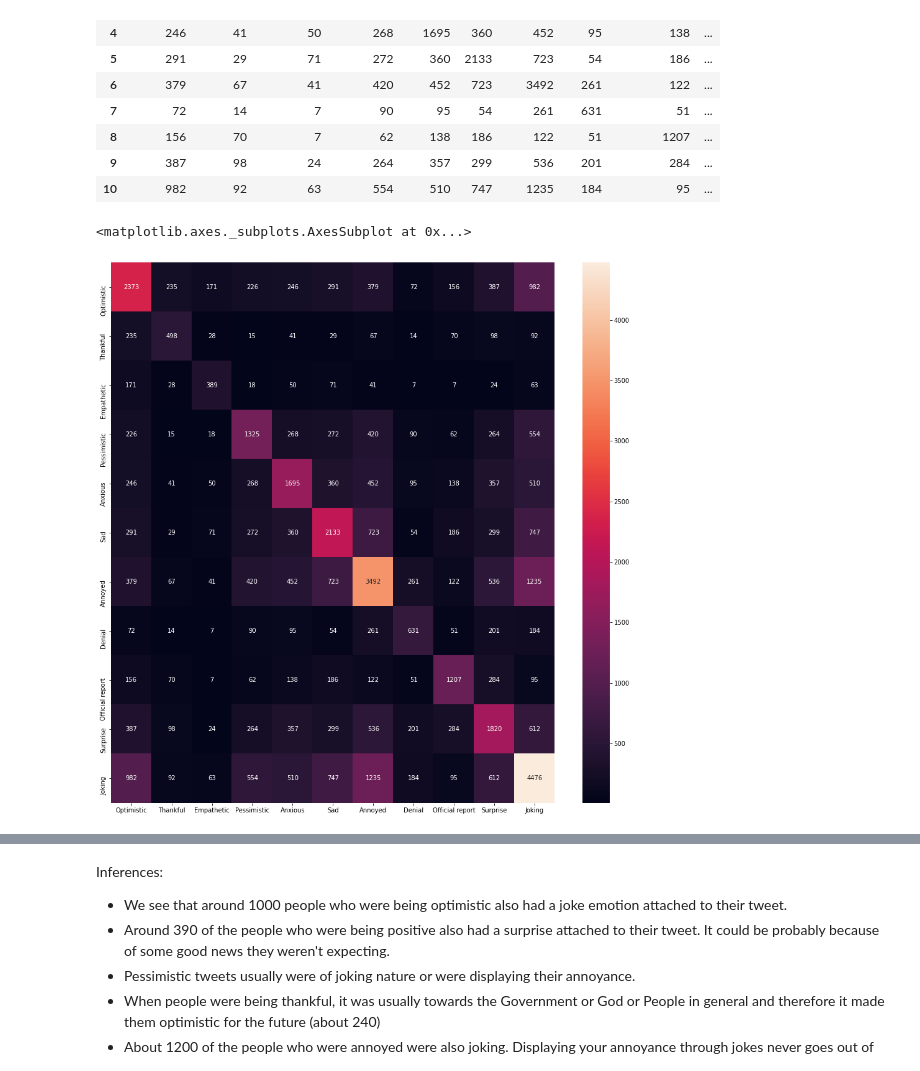
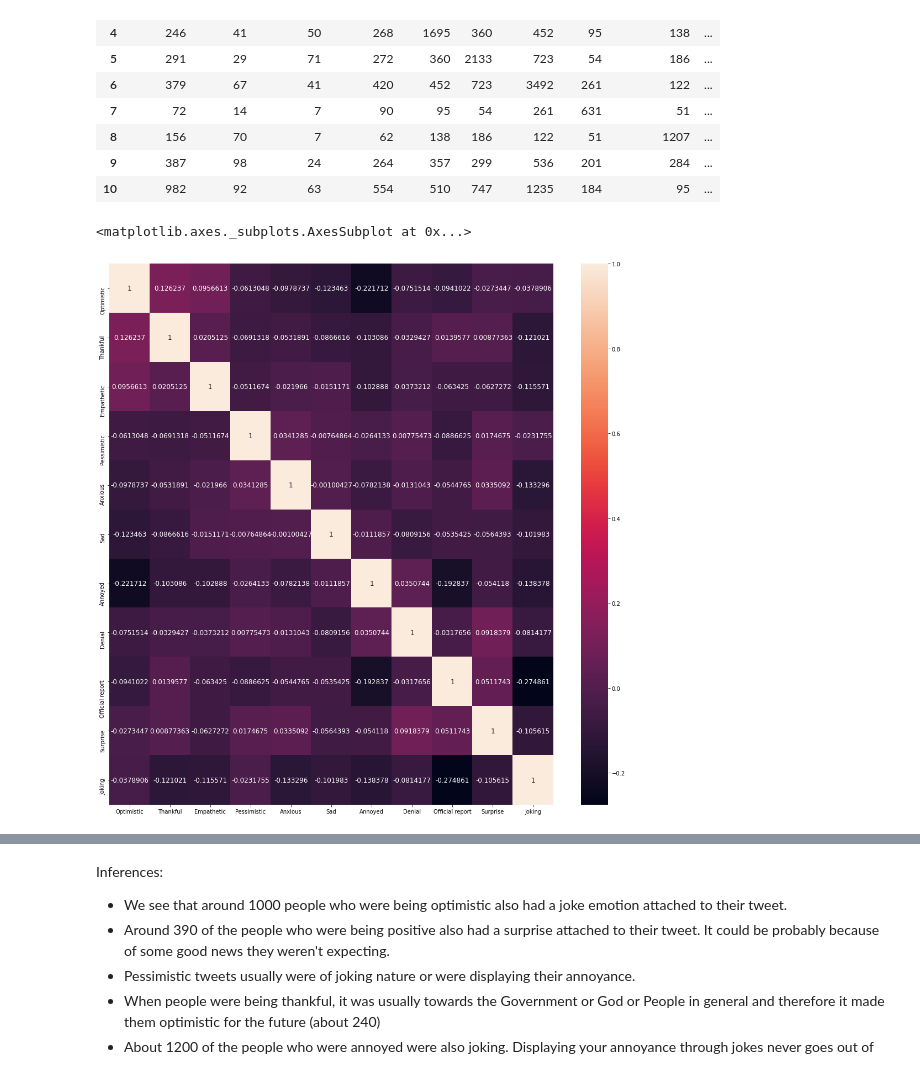
Before and after one commit to sydney-machine-learning/COVID19_sentinentanalysis, a Jupyter notebook: EDA + Preprocessing + Modeling.ipynb, the cells around one changed output, grey strips where cells are left out. Drawn from its saved outputs; the diff is of its cells as text; code cells hidden in the pictures.

Commit message:
updated plots

```diff
--- a/EDA + Preprocessing + Modeling.ipynb
+++ b/EDA + Preprocessing + Modeling.ipynb
@@ -183,8 +173,8 @@ emote_df
 | 9 | 387 | 98 | 24 | 264 | 357 | 299 | 536 | 201 | 284 | ... |
 | 10 | 982 | 92 | 63 | 554 | 510 | 747 | 1235 | 184 | 95 | ... |
 # %%
-fig = plt.figure(figsize = (16,16))
-sns.heatmap(emote_df, annot = True, xticklabels = emote_df.columns, yticklabels = emote_df.columns, fmt = 'g')
+fig = plt.figure(figsize = (18, 18))
+sns.heatmap(only_emotes.corr(), annot = True, xticklabels = emote_df.columns, yticklabels = emote_df.columns, fmt = 'g', annot_kws = {"size" : 12})
 # %% [output]
 <matplotlib.axes._subplots.AxesSubplot at 0x...>
-[figure, old version]
+[figure, new version]
```
Also changed, not shown: parts of 10 cells of this notebook.
